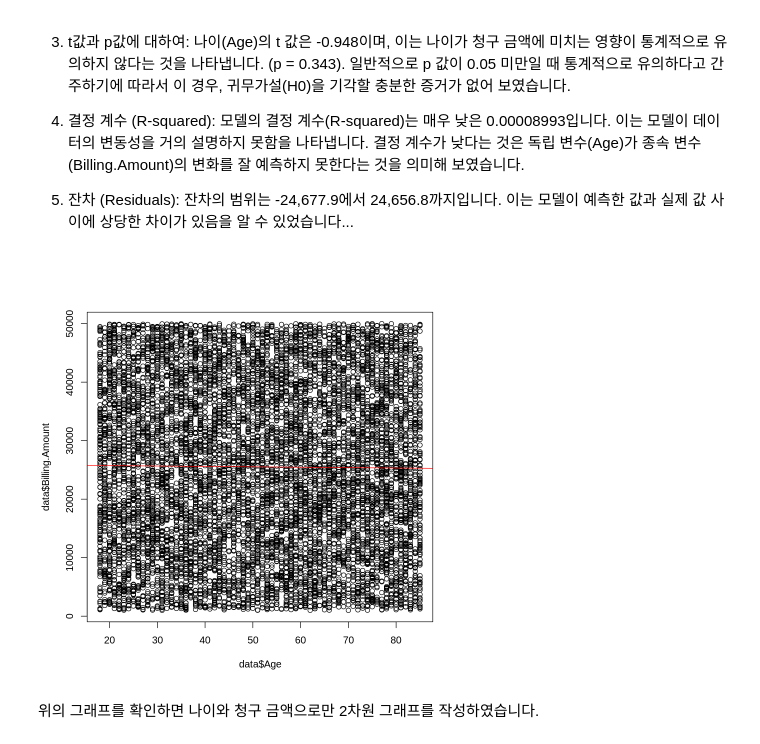
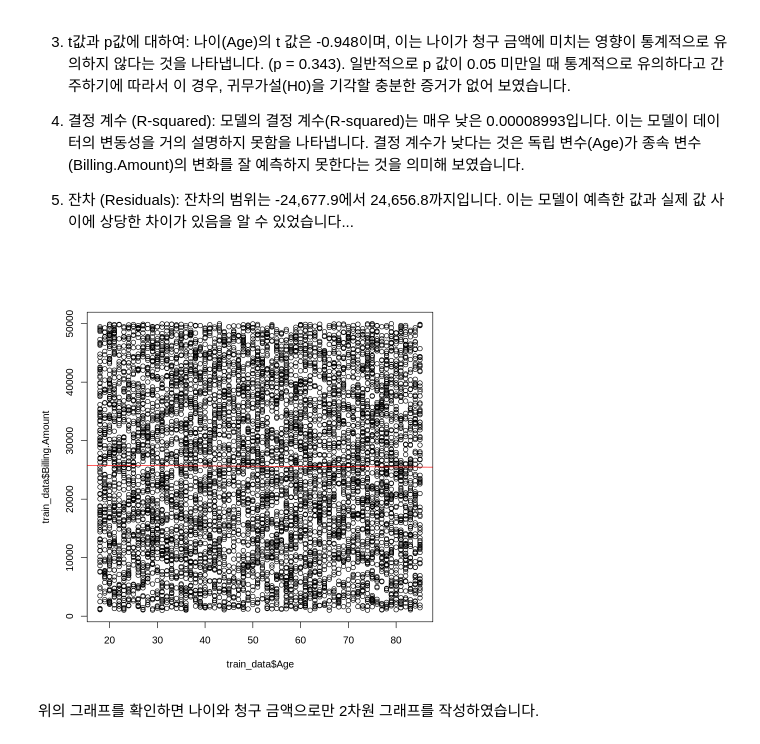
Before and after one commit to osohyun0224/BigData-Final-Project, a Jupyter notebook: MedicalData_Analyze.ipynb, the cells around one changed output. Cells and saved outputs as stored; diff of their text form; code cells hidden in the pictures.

```diff
--- a/MedicalData_Analyze.ipynb
+++ b/MedicalData_Analyze.ipynb
@@ -241,7 +221,14 @@ boxplot(data$Billing.Amount)
+# %%
+# 데이터를 훈련 세트와 테스트 세트로 분할
+# set.seed()를 사용하여 무작위 추출이 일정하게 유지되도록
+set.seed(42)
+data_split <- initial_split(data_filtered, prop = 0.7)
+train_data <- training(data_split)
+test_data <- testing(data_split)
 # %% [markdown]
 # 선형회귀모델
 # %%
-linear_model <- lm(Billing.Amount ~ Age, data = data)
+linear_model <- lm(Billing.Amount ~ Age, data = train_data)
 summary(linear_model)
 # %% [output]
 Call:
@@ -282,10 +269,10 @@ F-statistic: 0.8992 on 1 and 9998 DF,  p-value: 0.343
 5. 잔차 (Residuals):
 잔차의 범위는 -24,677.9에서 24,656.8까지입니다. 이는 모델이 예측한 값과 실제 값 사이에 상당한 차이가 있음을 알 수 있었습니다...
 # %%
-plot(data$Age, data$Billing.Amount)
-abline(model, col="red")
+plot(train_data$Age, train_data$Billing.Amount)
+abline(linear_model, col="red")
 # %% [output]
-[figure, old version]
+[figure, new version]
 # %% [markdown]
 위의 그래프를 확인하면 나이와 청구 금액으로만 2차원 그래프를 작성하였습니다.
 # %% [markdown]
```
Also changed, not shown: parts of 12 cells of this notebook.
